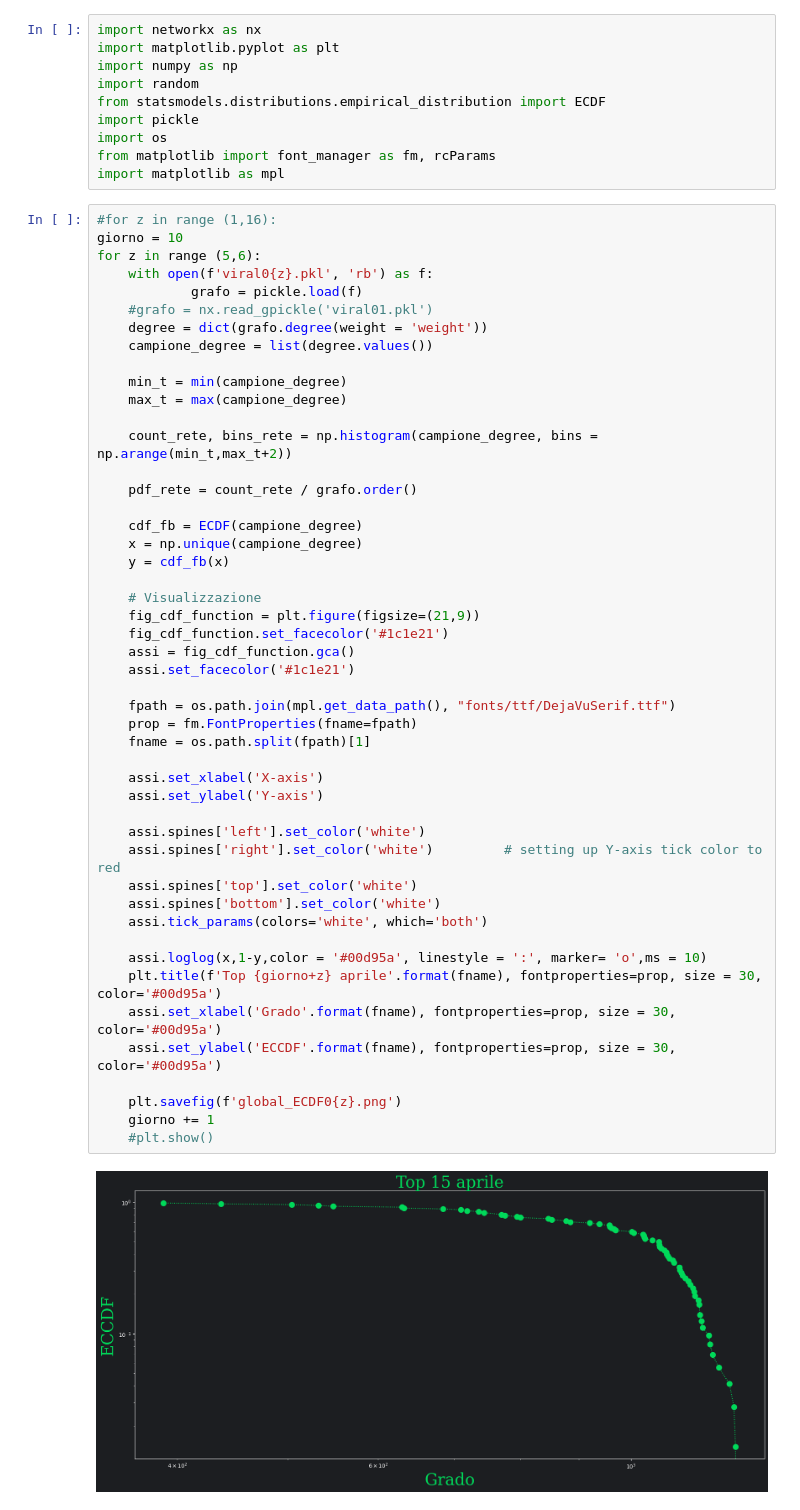
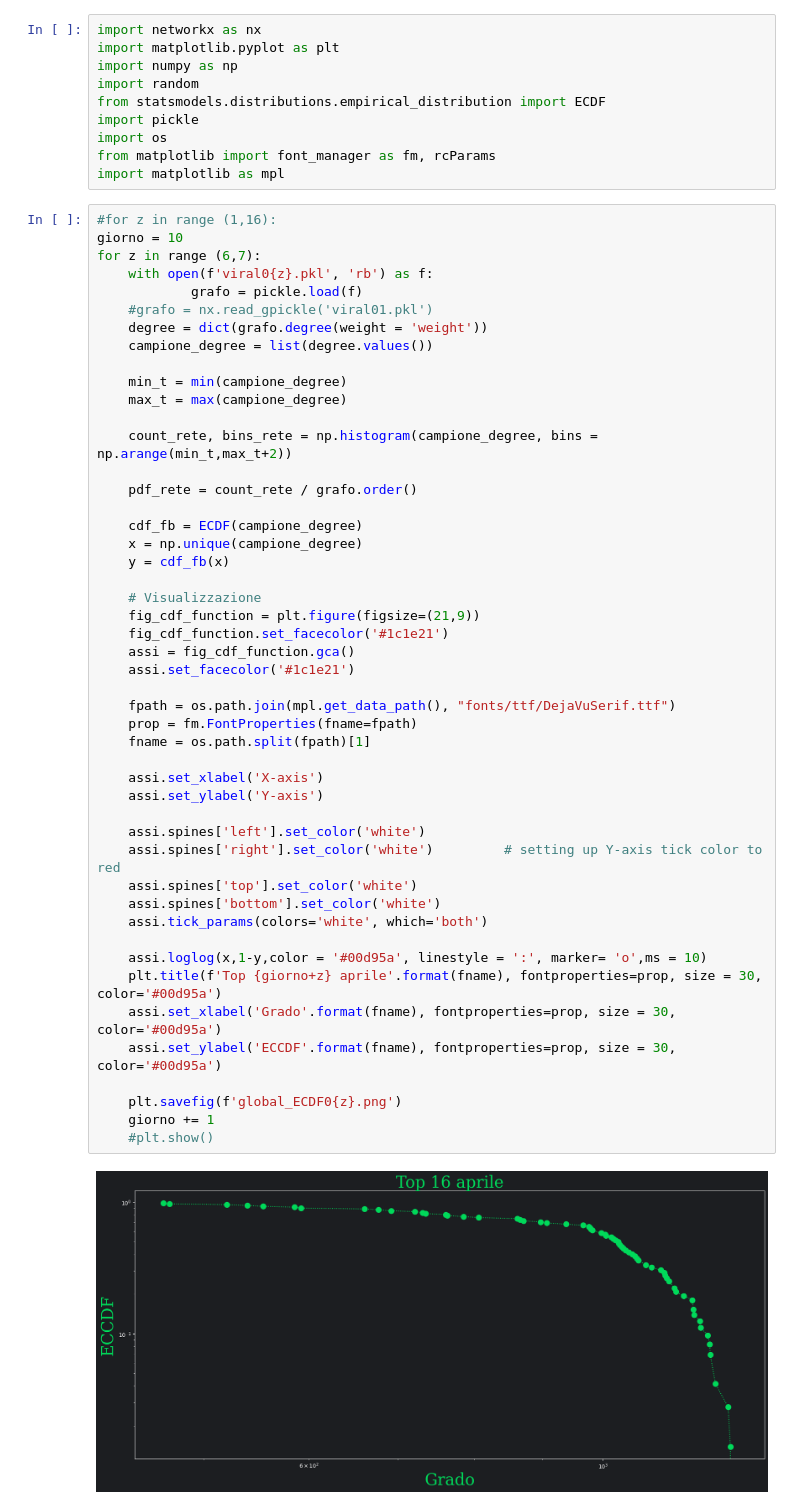
Before and after one commit to MarcoColan01/Social-Media-Mining, a Jupyter notebook: Progetto/Network analisys/ECDFs.ipynb, the cells around one changed output. Saved outputs shown, nothing was run; the diff lists cells and outputs as text.

```diff
--- a/Progetto/Network analisys/ECDFs.ipynb
+++ b/Progetto/Network analisys/ECDFs.ipynb
@@ -11,7 +11,7 @@ import matplotlib as mpl
 # %%
 #for z in range (1,16):
 giorno = 10
-for z in range (5,6):
+for z in range (6,7):
     with open(f'viral0{z}.pkl', 'rb') as f:
             grafo = pickle.load(f)
     #grafo = nx.read_gpickle('viral01.pkl')
@@ -30,31 +30,31 @@ for z in range (5,6):
     y = cdf_fb(x)
 
     # Visualizzazione
     fig_cdf_function = plt.figure(figsize=(21,9))
     fig_cdf_function.set_facecolor('#1c1e21')
     assi = fig_cdf_function.gca()
     assi.set_facecolor('#1c1e21')
 
     fpath = os.path.join(mpl.get_data_path(), "fonts/ttf/DejaVuSerif.ttf")
     prop = fm.FontProperties(fname=fpath)
     fname = os.path.split(fpath)[1]
 
     assi.set_xlabel('X-axis')
     assi.set_ylabel('Y-axis')
 
     assi.spines['left'].set_color('white')
     assi.spines['right'].set_color('white')         # setting up Y-axis tick color to red
     assi.spines['top'].set_color('white')
     assi.spines['bottom'].set_color('white')
     assi.tick_params(colors='white', which='both')
 
     assi.loglog(x,1-y,color = '#00d95a', linestyle = ':', marker= 'o',ms = 10)
     plt.title(f'Top {giorno+z} aprile'.format(fname), fontproperties=prop, size = 30, color='#00d95a')
     assi.set_xlabel('Grado'.format(fname), fontproperties=prop, size = 30, color='#00d95a')
     assi.set_ylabel('ECCDF'.format(fname), fontproperties=prop, size = 30, color='#00d95a')
 
     plt.savefig(f'global_ECDF0{z}.png')
     giorno += 1
     #plt.show()
 # %% [output]
-[figure, old version]
+[figure, new version]
```
Also changed, not shown: 28 other files.
